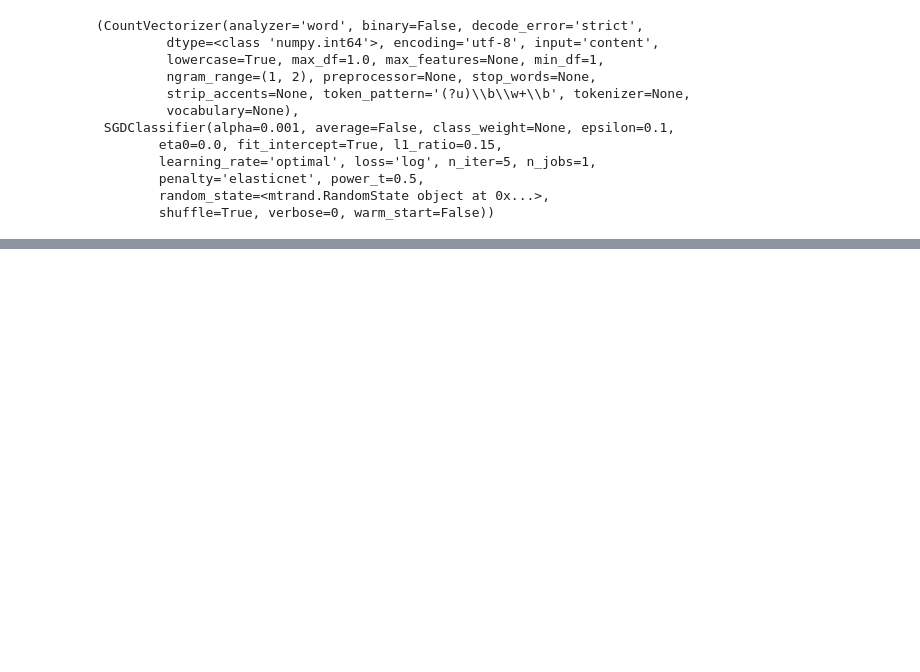
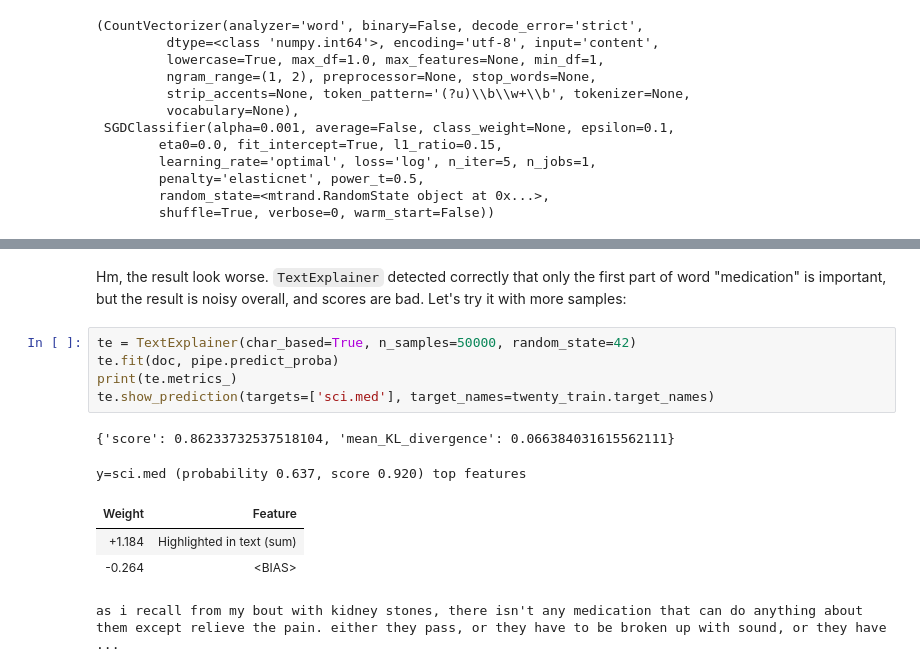
Before and after one commit to TeamHG-Memex/eli5, a Jupyter notebook: notebooks/TextExplainer.ipynb, the cells around one changed output, grey strips where cells are left out. Cells and saved outputs as stored; diff of their text form; blank space fills up the shorter version.

```diff
--- a/notebooks/TextExplainer.ipynb
+++ b/notebooks/TextExplainer.ipynb
@@ -249 +311,15 @@ Much better! It was a toy example, but the idea stands - if you think something
+# %% [markdown]
+Hm, the result look worse. `TextExplainer` detected correctly that only the first part of word "medication" is important, but the result is noisy overall, and scores are bad. Let's try it with more samples:
+# %%
+te = TextExplainer(char_based=True, n_samples=50000, random_state=42)
+te.fit(doc, pipe.predict_proba)
+print(te.metrics_)
+te.show_prediction(targets=['sci.med'], target_names=twenty_train.target_names)
+# %% [output]
+{'score': 0.86233732537518104, 'mean_KL_divergence': 0.066384031615562111}
+y=sci.med (probability 0.637, score 0.920) top features
+| Weight | Feature |
+| +1.184 | Highlighted in text (sum) |
+| -0.264 | <BIAS> |
+as i recall from my bout with kidney stones, there isn't any medication that can do anything about them except relieve the pain. either they pass, or they have to be broken up with sound, or they have ...
 # %% [markdown]
```
Also changed, not shown: parts of 28 cells of this notebook, 4 other files.
